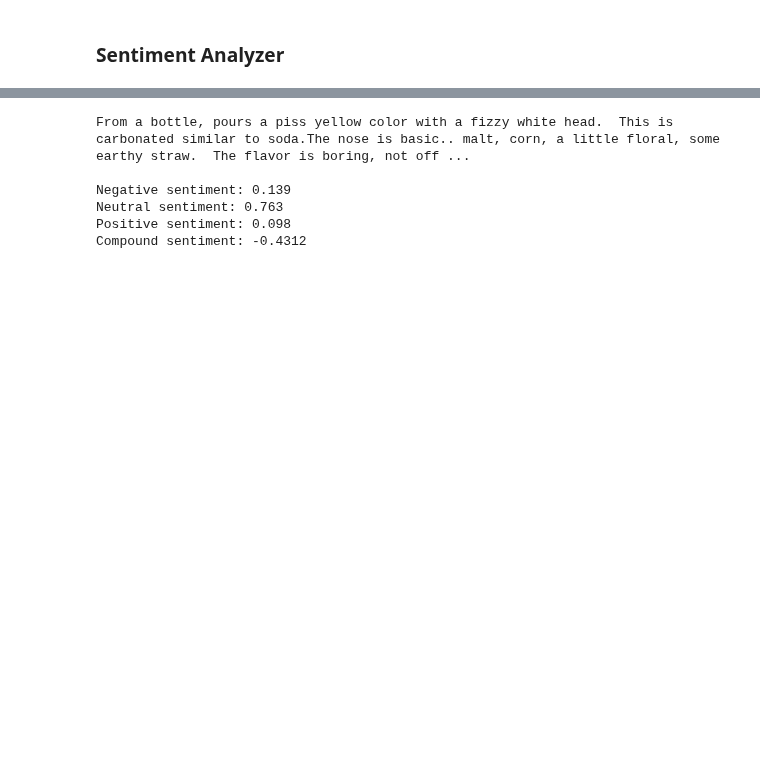
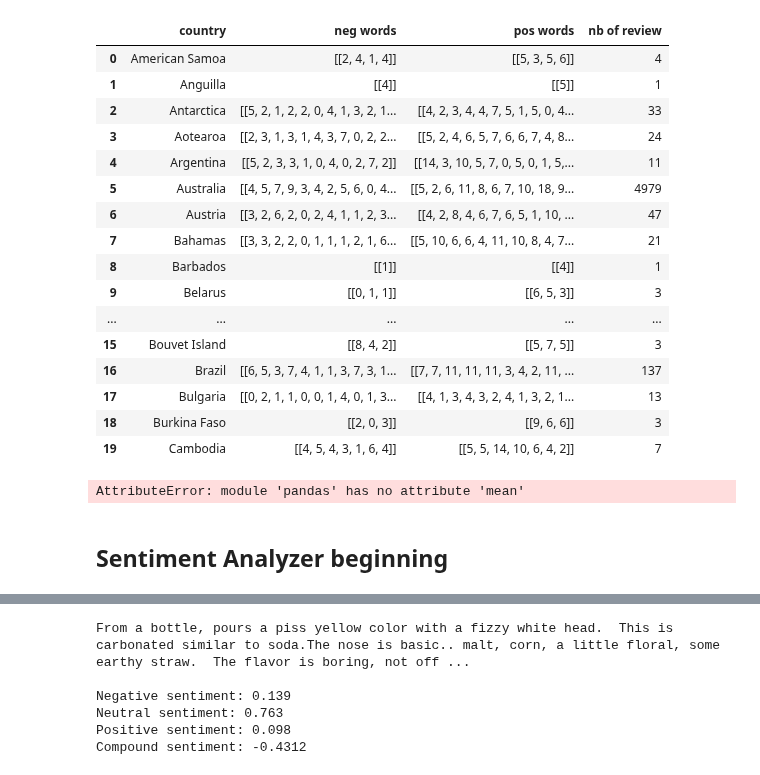
Before and after one commit to epfl-ada/ada-2022-project-hotchocolate, a Jupyter notebook: happyness.ipynb, the cells around one changed output, grey strips where cells are left out. Saved outputs shown, nothing was run; the diff lists cells and outputs as text; code cells hidden in the pictures; blank space fills up the shorter version.

```diff
--- a/happyness.ipynb
+++ b/happyness.ipynb
@@ -151,0 +145,20 @@ See the caveats in the documentation: https://pandas.pydata.org/pandas-docs/stab
+# %%
+# Positive, Negatifs words analysis
+data = []
+
+# loop for to compute the number of pos and neg words for each country
+for country, group in country_groups:
+    negative_words = []
+    positive_words = []
+    print('country:', country, 'size:', group.shape[0])
+
+    negative_words.append(group.apply(lambda row : indicator_words('negative',row['text'],sentiment_dict),axis=1))
+    positive_words.append(group.apply(lambda row : indicator_words('positive',row['text'],sentiment_dict),axis=1))
+
+
+    data.append([country,np.mean(negative_words),np.mean(positive_words), group.shape[0]])
+    #resultats_pos_neg_words_2 = pd.DataFrame(data, columns=["country","neg_words", "pos_words", "nb_review"])
+
+
+
+resultats_pos_neg_words = pd.DataFrame(data, columns=["country","neg_words", "pos_words", "nb_review"])
@@ -160,0 +193,24 @@ df_rev_low.head()
+# %%
+resultats_pos_neg_words.head(n= 20)
+# %% [output]
+|  | country | neg words | pos words | nb of review |
+| 0 | American Samoa | [[2, 4, 1, 4]] | [[5, 3, 5, 6]] | 4 |
+| 1 | Anguilla | [[4]] | [[5]] | 1 |
+| 2 | Antarctica | [[5, 2, 1, 2, 2, 0, 4, 1, 3, 2, 1... | [[4, 2, 3, 4, 4, 7, 5, 1, 5, 0, 4... | 33 |
+| 3 | Aotearoa | [[2, 3, 1, 3, 1, 4, 3, 7, 0, 2, 2... | [[5, 2, 4, 6, 5, 7, 6, 6, 7, 4, 8... | 24 |
+| 4 | Argentina | [[5, 2, 3, 3, 1, 0, 4, 0, 2, 7, 2]] | [[14, 3, 10, 5, 7, 0, 5, 0, 1, 5,... | 11 |
+| 5 | Australia | [[4, 5, 7, 9, 3, 4, 2, 5, 6, 0, 4... | [[5, 2, 6, 11, 8, 6, 7, 10, 18, 9... | 4979 |
+| 6 | Austria | [[3, 2, 6, 2, 0, 2, 4, 1, 1, 2, 3... | [[4, 2, 8, 4, 6, 7, 6, 5, 1, 10, ... | 47 |
+| 7 | Bahamas | [[3, 3, 2, 2, 0, 1, 1, 1, 2, 1, 6... | [[5, 10, 6, 6, 4, 11, 10, 8, 4, 7... | 21 |
+| 8 | Barbados | [[1]] | [[4]] | 1 |
+| 9 | Belarus | [[0, 1, 1]] | [[6, 5, 3]] | 3 |
+| ... | ... | ... | ... | ... |
+| 15 | Bouvet Island | [[8, 4, 2]] | [[5, 7, 5]] | 3 |
+| 16 | Brazil | [[6, 5, 3, 7, 4, 1, 1, 3, 7, 3, 1... | [[7, 7, 11, 11, 11, 3, 4, 2, 11, ... | 137 |
+| 17 | Bulgaria | [[0, 2, 1, 1, 0, 0, 1, 4, 0, 1, 3... | [[4, 1, 3, 4, 3, 2, 4, 1, 3, 2, 1... | 13 |
+| 18 | Burkina Faso | [[2, 0, 3]] | [[9, 6, 6]] | 3 |
+| 19 | Cambodia | [[4, 5, 4, 3, 1, 6, 4]] | [[5, 5, 14, 10, 6, 4, 2]] | 7 |
+# %%
+resultats_pos_neg_words['neg words'] = (resultats_pos_neg_words['neg words'])
+# %% [output]
+AttributeError: module 'pandas' has no attribute 'mean'
@@ -161,2 +220,2 @@ df_rev_low.head()
 # %% [markdown]
-### Sentiment Analyzer
+## Sentiment Analyzer beginning
```
Also changed, not shown: parts of 57 cells of this notebook.
